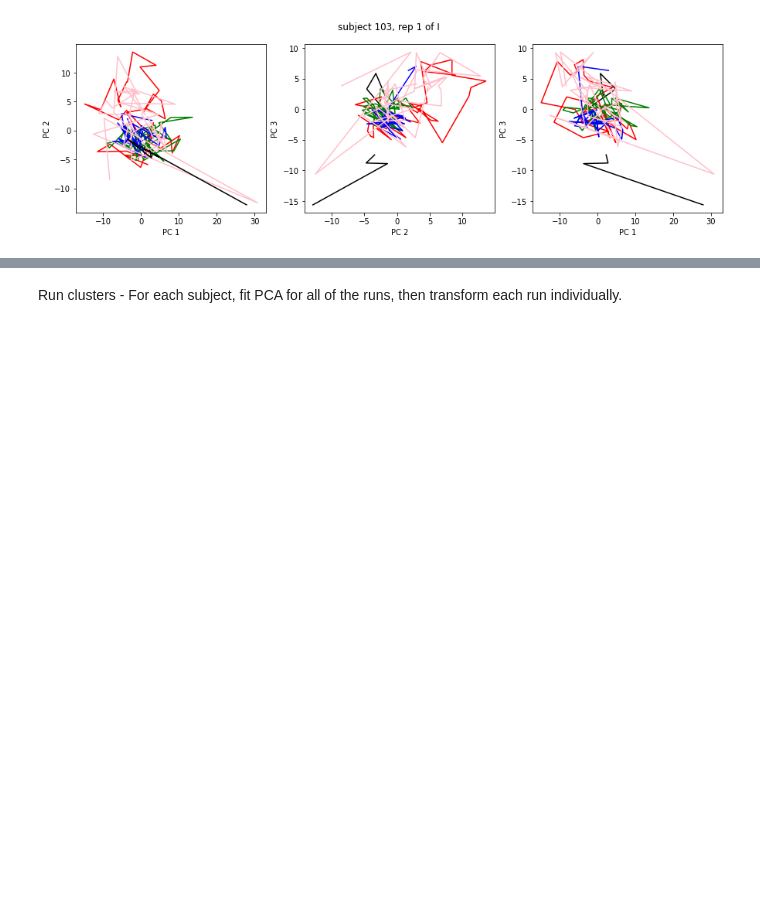
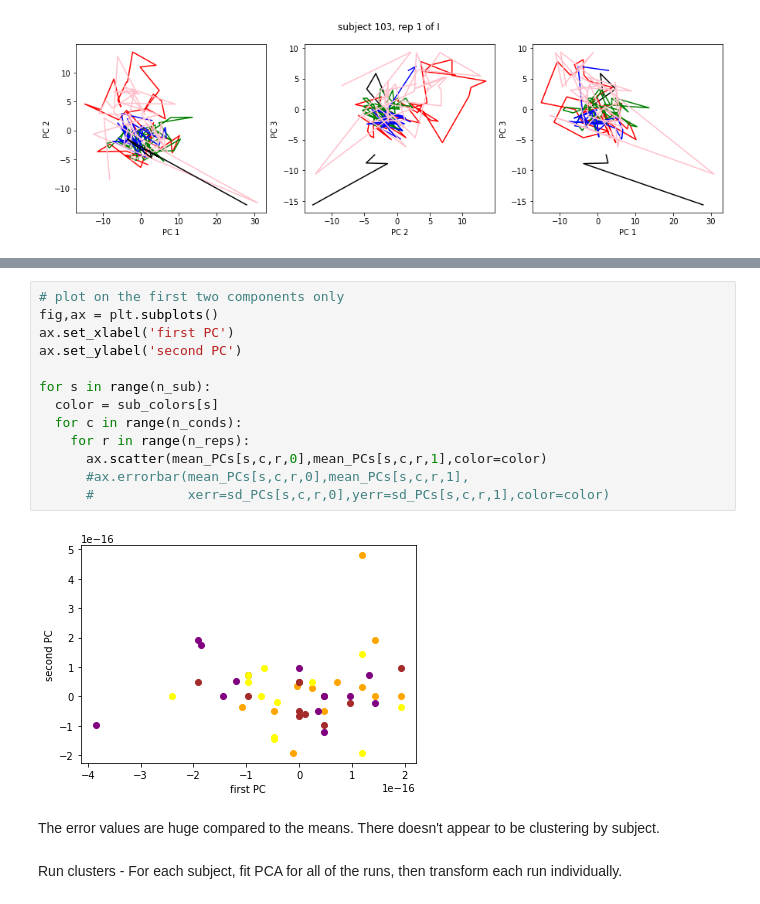
Before and after one commit to riesacassano/fMRI_piano, a Jupyter notebook: ryc_100121_PCA.ipynb, the cells around one changed output, grey strips where cells are left out. Saved outputs shown, nothing was run; the diff lists cells and outputs as text; blank space fills up the shorter version.

Commit message:
Seems to be no clustering by subject

```diff
--- a/ryc_100121_PCA.ipynb
+++ b/ryc_100121_PCA.ipynb
@@ -280,2 +305,19 @@ for c in range(1):#n_conds):
+# %%
+# plot on the first two components only
+fig,ax = plt.subplots()
+ax.set_xlabel('first PC')
+ax.set_ylabel('second PC')
+
+for s in range(n_sub):
+  color = sub_colors[s]
+  for c in range(n_conds):
+    for r in range(n_reps):
+      ax.scatter(mean_PCs[s,c,r,0],mean_PCs[s,c,r,1],color=color)
+      #ax.errorbar(mean_PCs[s,c,r,0],mean_PCs[s,c,r,1],
+      #            xerr=sd_PCs[s,c,r,0],yerr=sd_PCs[s,c,r,1],color=color)
+# %% [output]
+[figure, added]
+# %% [markdown]
+The error values are huge compared to the means. There doesn't appear to be clustering by subject.
 # %% [markdown]
 Run clusters - For each subject, fit PCA for all of the runs, then transform each run individually.
```
Also changed, not shown: parts of 4 cells of this notebook.
